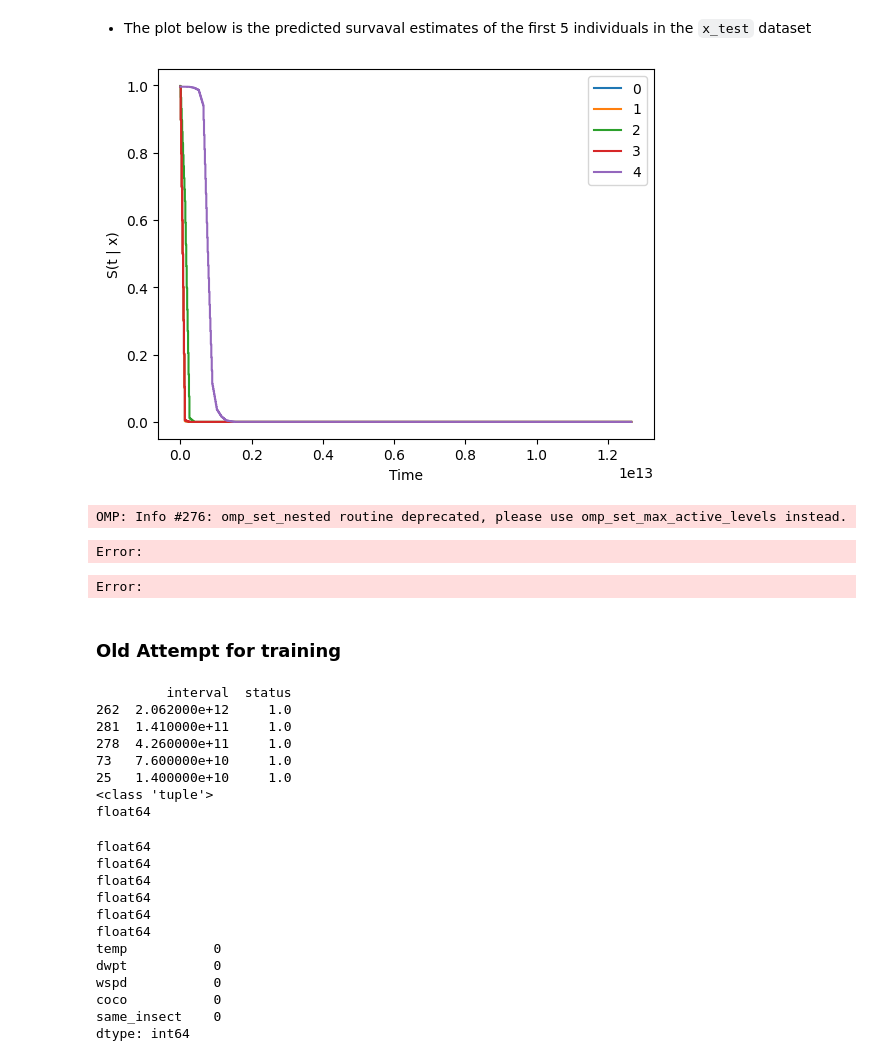
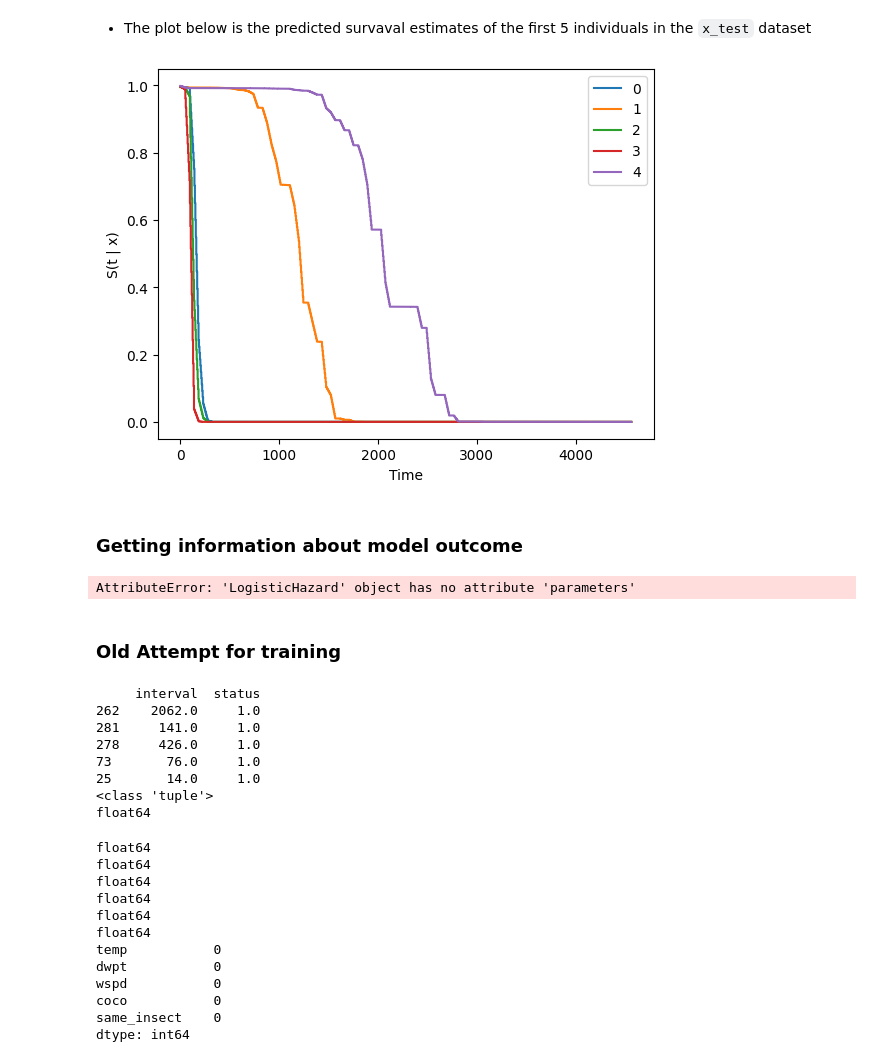
Before and after one commit to puckybreg/Native-Bee-Thesis, a Jupyter notebook: notebook_for_data_analysis.ipynb, the cells around one changed output. Saved outputs shown, nothing was run; the diff lists cells and outputs as text; code cells hidden in the pictures.

Commit message:
changing interval to seconds and more

```diff
--- a/notebook_for_data_analysis.ipynb
+++ b/notebook_for_data_analysis.ipynb
@@ -50,3 +50,6 @@ interval_and_weather_merged = interval_and_weather_merged[(interval_and_weather_
 
 # Add status to the dataframe
 interval_and_weather_merged = interval_and_weather_merged.assign(status=1)
+
+# Convert to seconds for the interval
+interval_and_weather_merged['interval'] = interval_and_weather_merged['interval'] / 1000000000
@@ -53,2 +73,9 @@ interval_and_weather_merged = interval_and_weather_merged.assign(status=1)
 # %% [markdown]
 ## Initial Cox Regression
+# %%
+interval_and_weather_merged.iloc[0]
+# 2 minutes and 13 + 17 seconds = 30
+# 150 seconds
+interval_and_weather_merged['interval'] = interval_and_weather_merged['interval'] / 1000000000
+
+interval_and_weather_merged.iloc[0]
@@ -445,19 +495,22 @@ surv.iloc[:, :1]
 - The plot below is the predicted survaval estimates of the first 5 individuals in the `x_test` dataset
 # %%
 # TODO: Get some text output from this
-surv = model.interpolate(10).predict_surv_df(x_test)
+surv = model.interpolate(10).predict_surv_df(x_train)
 surv.iloc[:, :5].plot(drawstyle='steps-post')
 plt.ylabel('S(t | x)')
 _ = plt.xlabel('Time')
 # %% [output]
-[figure, old version]
+[figure, new version]
 # %%
-ev = EvalSurv(surv, durations_test, events_test, censor_surv='km')
-ev.concordance_td('antolini')
+# ev = EvalSurv(surv, durations_test, events_test, censor_surv='km')
+# ev.concordance_td('antolini')
-# %% [output]
-OMP: Info #276: omp_set_nested routine deprecated, please use omp_set_max_active_levels instead.
-Error:
-Error:
+# %% [markdown]
+### Getting information about model outcome
+# %%
+for param in model.parameters():
+  print(param)
+# %% [output]
+AttributeError: 'LogisticHazard' object has no attribute 'parameters'
 # %% [markdown]
 ### Old Attempt for training
 # %%
@@ -490,12 +543,12 @@ print(type(labtrans.transform(*get_target(y_val))))
 print(y_train_trans[1].dtype)
 # print(x_train.values.dtype)
 # %% [output]
-         interval  status
-262  2.062000e+12     1.0
-281  1.410000e+11     1.0
-278  4.260000e+11     1.0
-73   7.600000e+10     1.0
-25   1.400000e+10     1.0
+     interval  status
+262    2062.0     1.0
+281     141.0     1.0
+278     426.0     1.0
+73       76.0     1.0
+25       14.0     1.0
 <class 'tuple'>
 float64
 # %%
```
Also changed, not shown: parts of 10 cells of this notebook.
